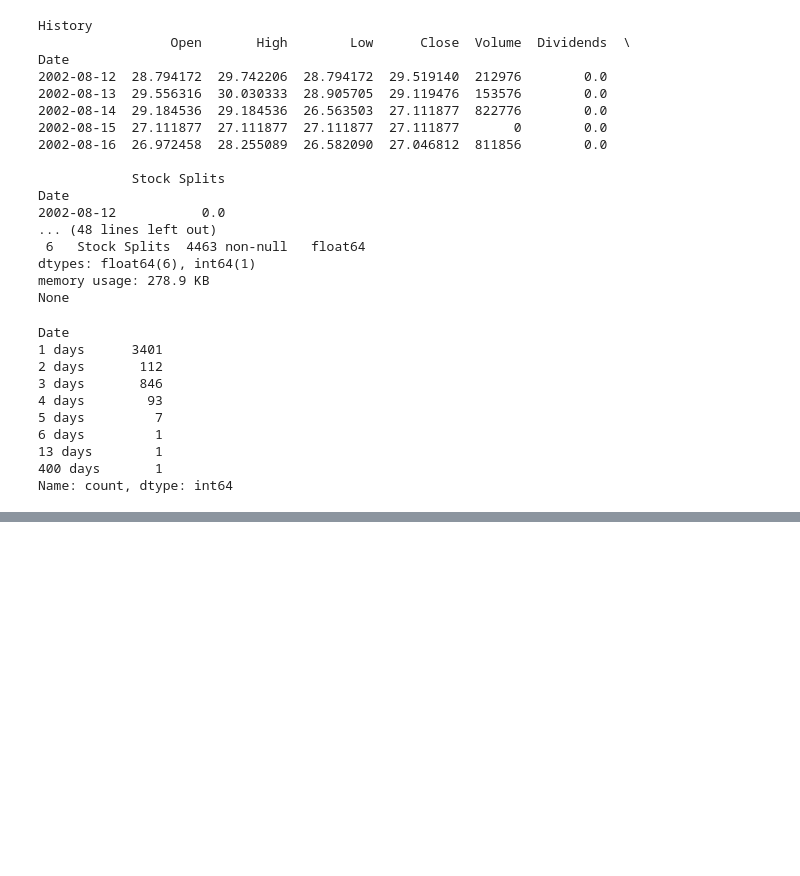
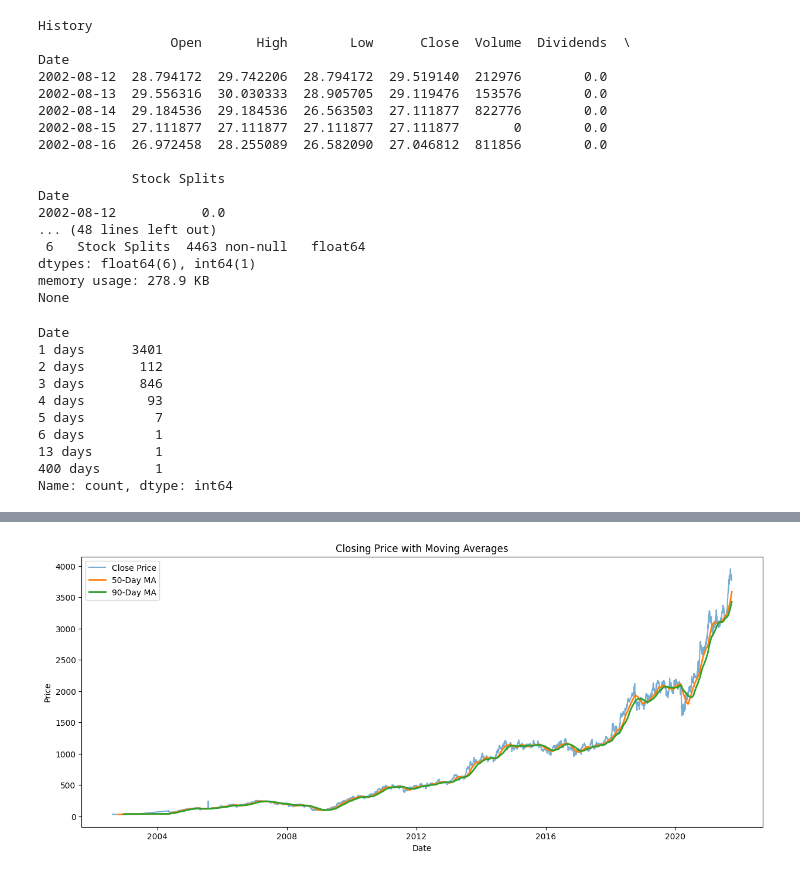
Before and after one commit to ghansham01/learning-machines, a Jupyter notebook: TCS Stock Data/TCS.ipynb, the cells around one changed output, grey strips where cells are left out. Saved outputs shown, nothing was run; the diff lists cells and outputs as text; code cells hidden in the pictures; blank space fills up the shorter version.

```diff
--- a/TCS Stock Data/TCS.ipynb
+++ b/TCS Stock Data/TCS.ipynb
@@ -71,0 +132,16 @@ Name: count, dtype: int64
+# %%
+
+plt.figure(figsize=(15,6))
+
+plt.plot(history.index, history["Close"], label="Close Price", alpha=0.6)
+plt.plot(history.index, history["MA50"], label="50-Day MA", linewidth=2)
+plt.plot(history.index, history["MA90"], label="90-Day MA", linewidth=2)
+
+plt.title("Closing Price with Moving Averages")
+plt.xlabel("Date")
+plt.ylabel("Price")
+plt.legend()
+
+plt.show()
+# %% [output]
+[figure, added]
```
Also changed, not shown: parts of 11 cells of this notebook, 3 other files.
